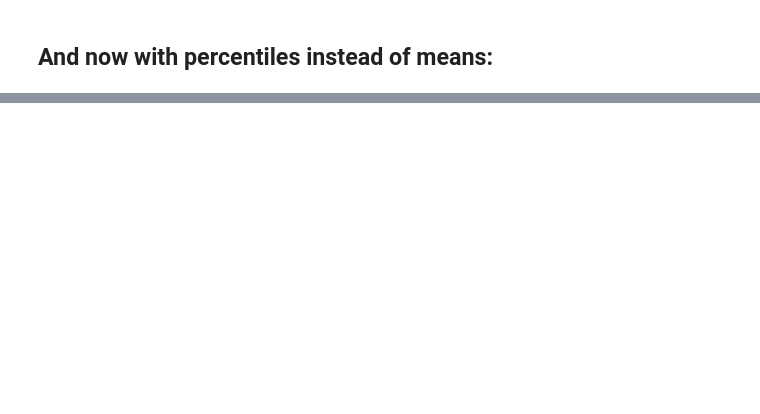
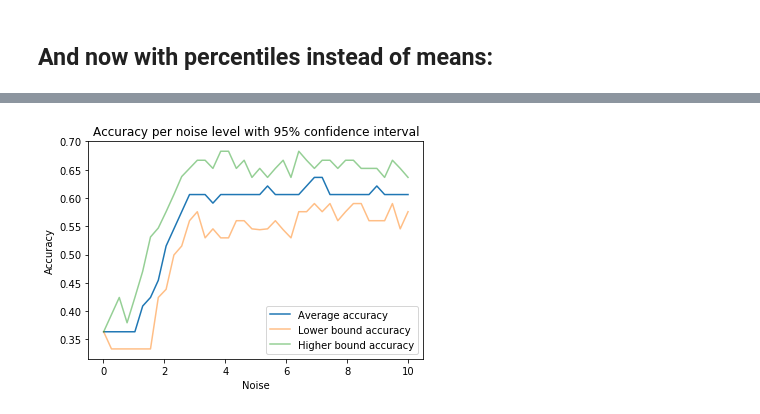
Before and after one commit to Archifer/SDA-Project, a Jupyter notebook: Floris.ipynb, the cells around one changed output, grey strips where cells are left out. Saved outputs shown, nothing was run; the diff lists cells and outputs as text; code cells hidden in the pictures; blank space fills up the shorter version.

```diff
--- a/Floris.ipynb
+++ b/Floris.ipynb
@@ -576,0 +842,5 @@ show_cos_sim_heatmap(quarter_scores_dict, "Cosine similarity", "Heatmap of the c
+# %%
+plot_accuracy_per_noise(data_playstation, big_hit_per_year_playstation, top_size,\
+                        key_score, year_min, year_max, noise_min, noise_max, noise_steps, times)
+# %% [output]
+[figure, added]
```
Also changed, not shown: parts of 20 cells of this notebook.
